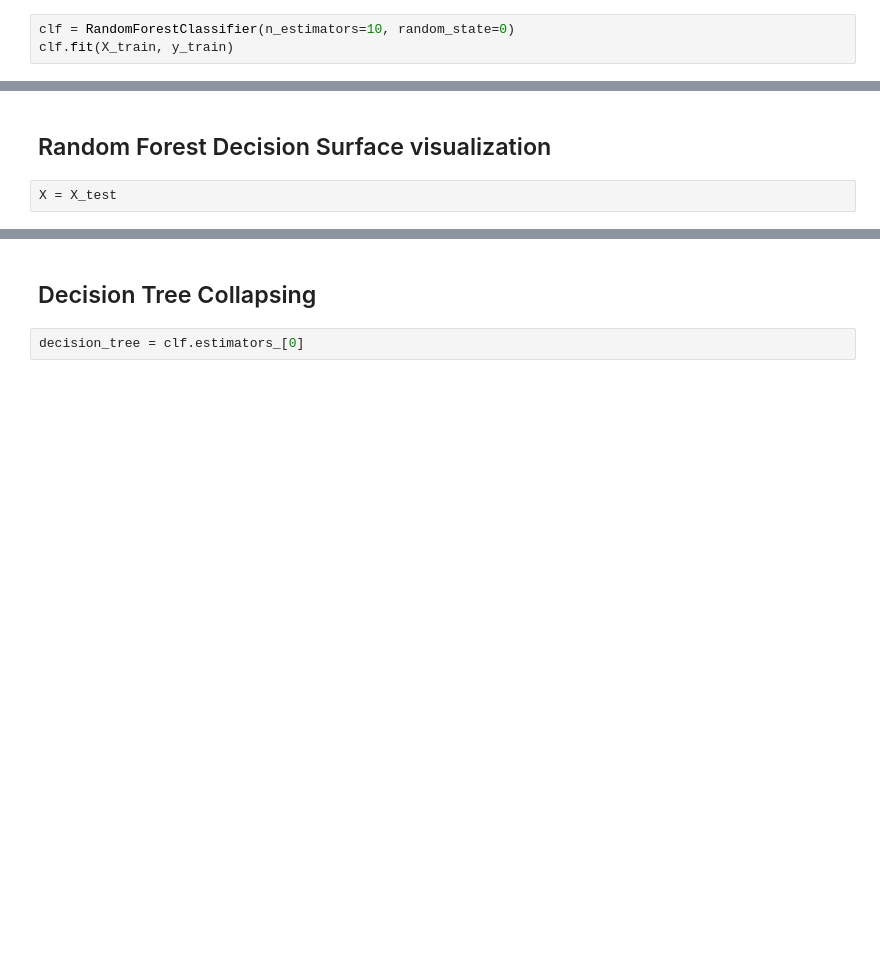
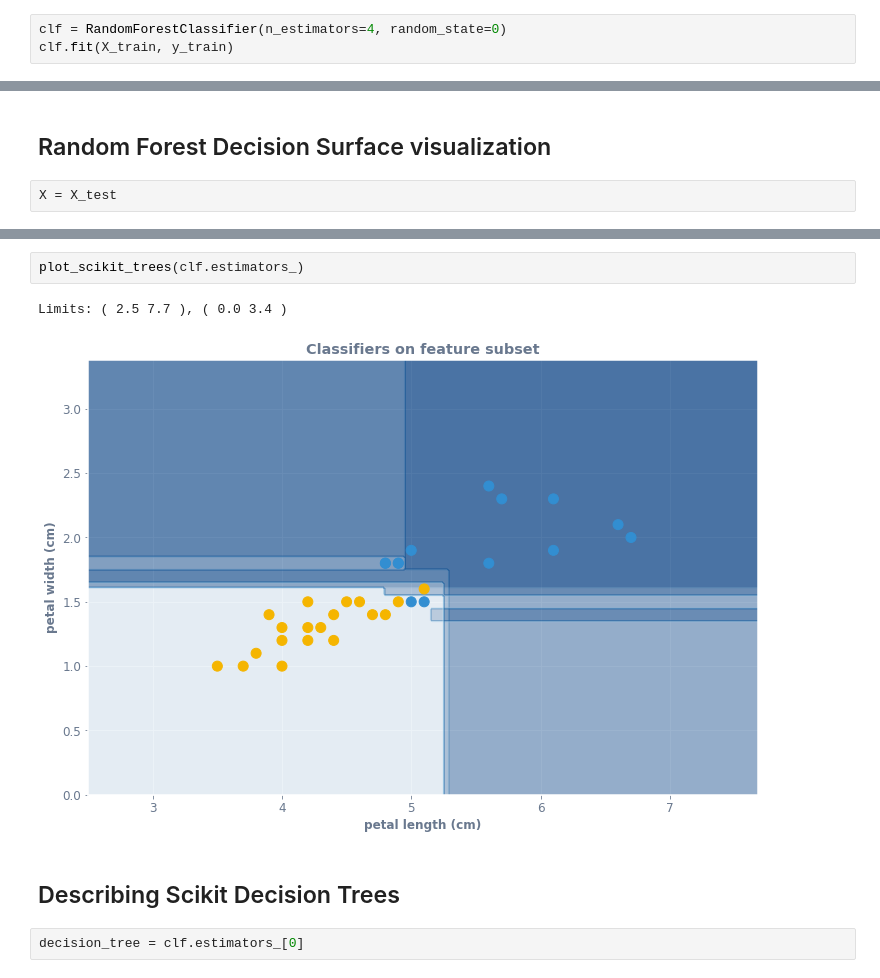
Before and after one commit to Ekrekr/ldr, a Jupyter notebook: main.ipynb, the cells around one changed output, grey strips where cells are left out. Drawn from its saved outputs; the diff is of its cells as text; blank space fills up the shorter version.

```diff
--- a/main.ipynb
+++ b/main.ipynb
@@ -55,7 +55,7 @@ X_train, X_test, y_train, y_test = train_test_split(df, np.array(species), test_
 ## Classifier Training
 and prediction
 # %%
-clf = RandomForestClassifier(n_estimators=10, random_state=0)
+clf = RandomForestClassifier(n_estimators=4, random_state=0)
 clf.fit(X_train, y_train)
 # %% [output]
 RandomForestClassifier(bootstrap=True, class_weight=None, criterion='gini',
@@ -136,5 +131,10 @@ findfont: Font family ['sans-serif'] not found. Falling back to DejaVu Sans.
-# %% [markdown]
-## Decision Tree Collapsing
+# %%
+plot_scikit_trees(clf.estimators_)
+# %% [output]
+Limits: ( 2.5 7.7 ), ( 0.0 3.4 )
+[figure, added]
+# %% [markdown]
+## Describing Scikit Decision Trees
 # %%
 decision_tree = clf.estimators_[0]
 # %%
```
Also changed, not shown: parts of 12 cells of this notebook.
